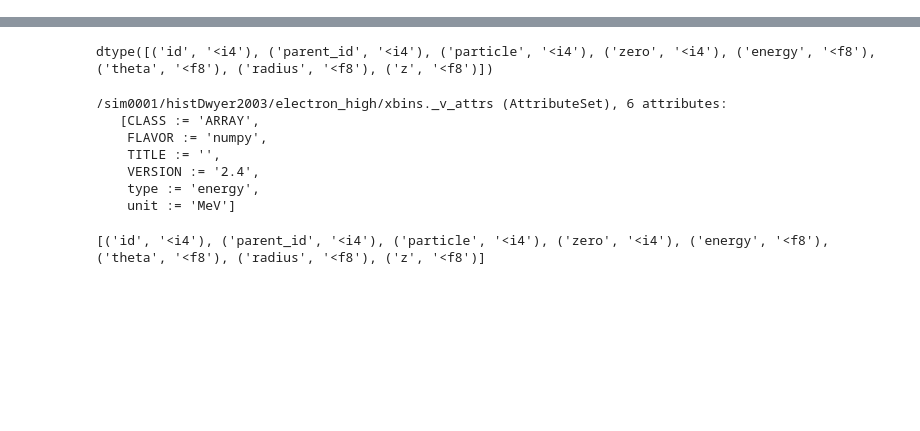
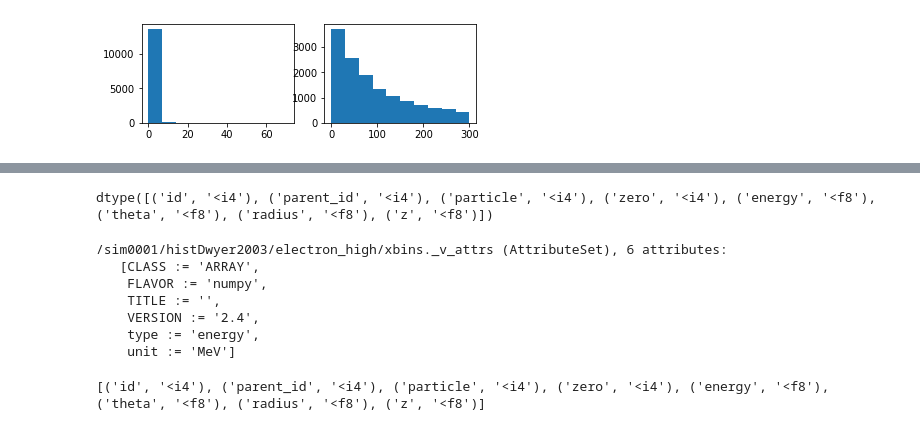
Before and after one commit to Zelenyy/phd-code, a Jupyter notebook: notebooks/15.ProbabilitySimulation.ipynb, the cells around one changed output, grey strips where cells are left out. Cells and saved outputs as stored; diff of their text form; code cells hidden in the pictures; blank space fills up the shorter version.

```diff
--- a/notebooks/15.ProbabilitySimulation.ipynb
+++ b/notebooks/15.ProbabilitySimulation.ipynb
@@ -202,0 +181,12 @@ with tables.open_file(path) as h5file:
+# %%
+def plot_data(data):
+    plt.subplot("221")
+    plt.hist(data['energy'])
+    plt.subplot("222")
+    plt.hist(data['z'])
+    # plt.subplot("223")
+    # plt.hist(data['energy'])
+# %%
+plot_data(data_gamma)
+# %% [output]
+[figure, added]
```
Also changed, not shown: parts of 17 cells of this notebook, 5 other files.
